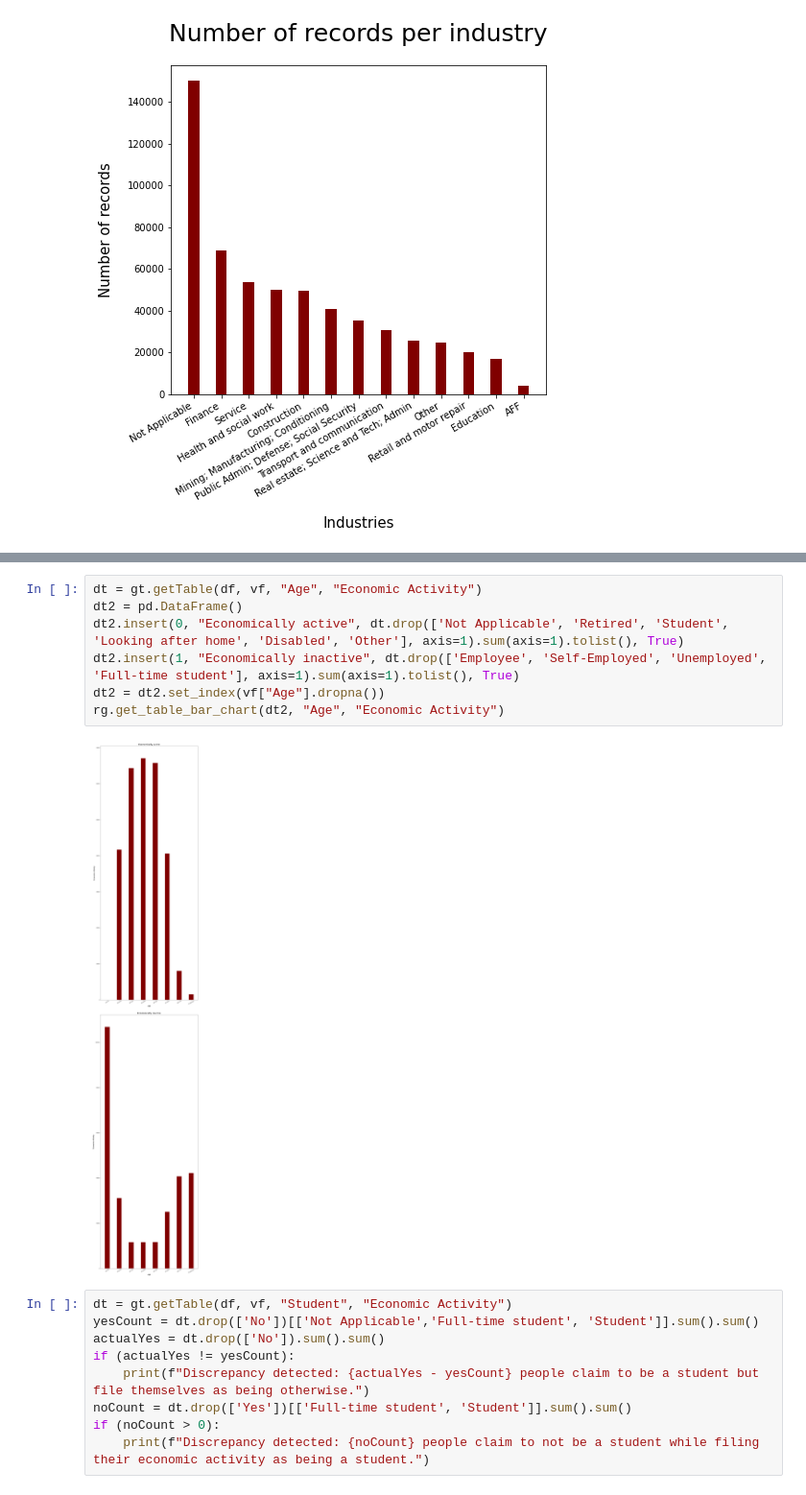
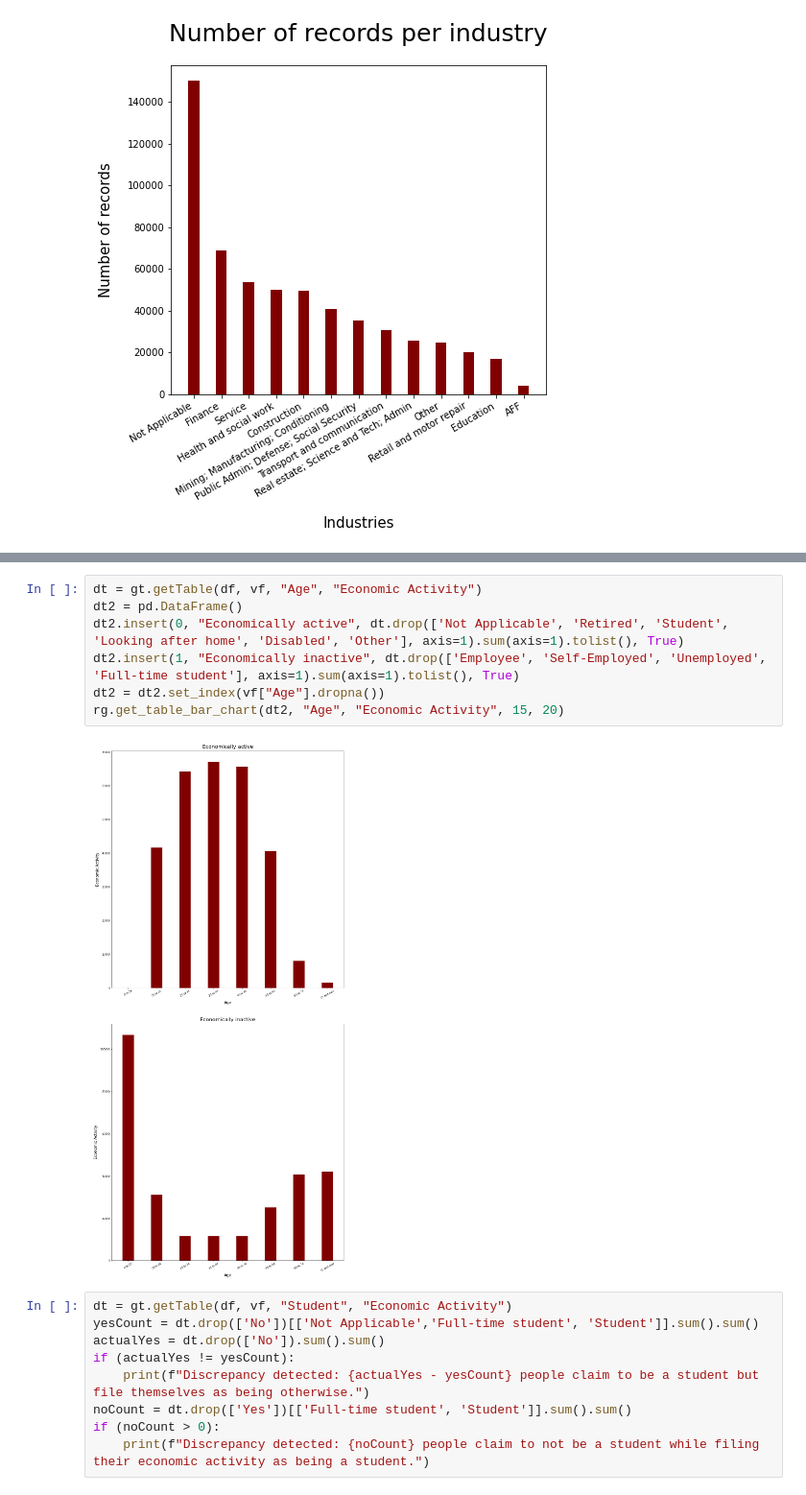
Before and after one commit to b0mbastik/PythonP2, a Jupyter notebook: analysis.ipynb, the cells around one changed output, grey strips where cells are left out. Shown at 96% size. Drawn from its saved outputs; the diff is of its cells as text.

```diff
--- a/analysis.ipynb
+++ b/analysis.ipynb
@@ -104,12 +104,12 @@ rg.get_table_bar_chart(dt2, "Region", "Economic Activity")
 # %%
 dt = gt.getTable(df, vf, "Age", "Economic Activity")
 dt2 = pd.DataFrame()
 dt2.insert(0, "Economically active", dt.drop(['Not Applicable', 'Retired', 'Student', 'Looking after home', 'Disabled', 'Other'], axis=1).sum(axis=1).tolist(), True)
 dt2.insert(1, "Economically inactive", dt.drop(['Employee', 'Self-Employed', 'Unemployed', 'Full-time student'], axis=1).sum(axis=1).tolist(), True)
 dt2 = dt2.set_index(vf["Age"].dropna())
-rg.get_table_bar_chart(dt2, "Age", "Economic Activity")
+rg.get_table_bar_chart(dt2, "Age", "Economic Activity", 15, 20)
 # %% [output]
-[figure, old version]
+[figure, new version]
 # %%
 dt = gt.getTable(df, vf, "Student", "Economic Activity")
 yesCount = dt.drop(['No'])[['Not Applicable','Full-time student', 'Student']].sum().sum()
```
Also changed, not shown: parts of 3 cells of this notebook, 1 other file.
